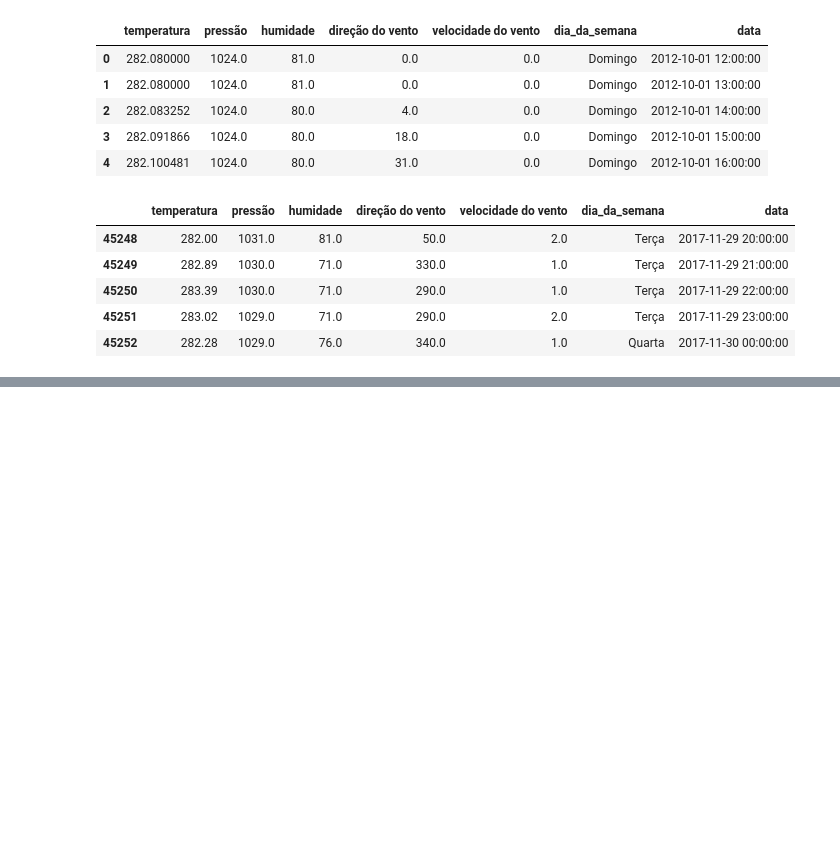
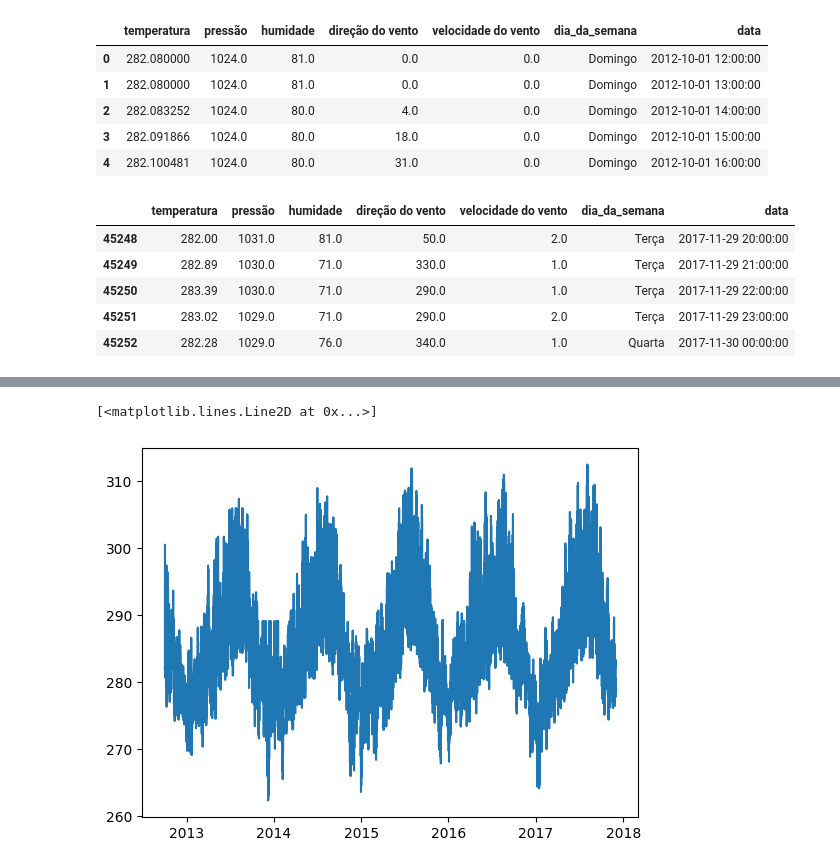
Before and after one commit to danielvieira95/Inteligencia_Artificial_2025, a Jupyter notebook: Turma-B/aula05/codigo.ipynb, the cells around one changed output, grey strips where cells are left out. Saved outputs shown, nothing was run; the diff lists cells and outputs as text; code cells hidden in the pictures; blank space fills up the shorter version.

Commit message:
aula 05
Data visualization com Matplotlib
Formatação dos dados no gráfico

```diff
--- a/Turma-B/aula05/codigo.ipynb
+++ b/Turma-B/aula05/codigo.ipynb
@@ -23,3 +24,7 @@ df.tail() # exibe as 4 ultimas linhas
 | 45250 | 283.39 | 1030.0 | 71.0 | 290.0 | 1.0 | Terça | 2017-11-29 22:00:00 |
 | 45251 | 283.02 | 1029.0 | 71.0 | 290.0 | 2.0 | Terça | 2017-11-29 23:00:00 |
 | 45252 | 282.28 | 1029.0 | 76.0 | 340.0 | 1.0 | Quarta | 2017-11-30 00:00:00 |
+# %%
+# importa a biblioteca datetime para fazer a conversão dos dados de data de objeto para datetime
+import datetime
+df['data'] = pd.to_datetime(df['data'])  # conversao da coluna data para datetime 64
@@ -25,0 +48,5 @@ df.tail() # exibe as 4 ultimas linhas
+# %%
+plt.plot(df['data'],df['temperatura']) # plota o grafico temperatura x data
+# %% [output]
+[<matplotlib.lines.Line2D at 0x...>]
+[figure, added]
```
Also changed, not shown: parts of 3 cells of this notebook.
